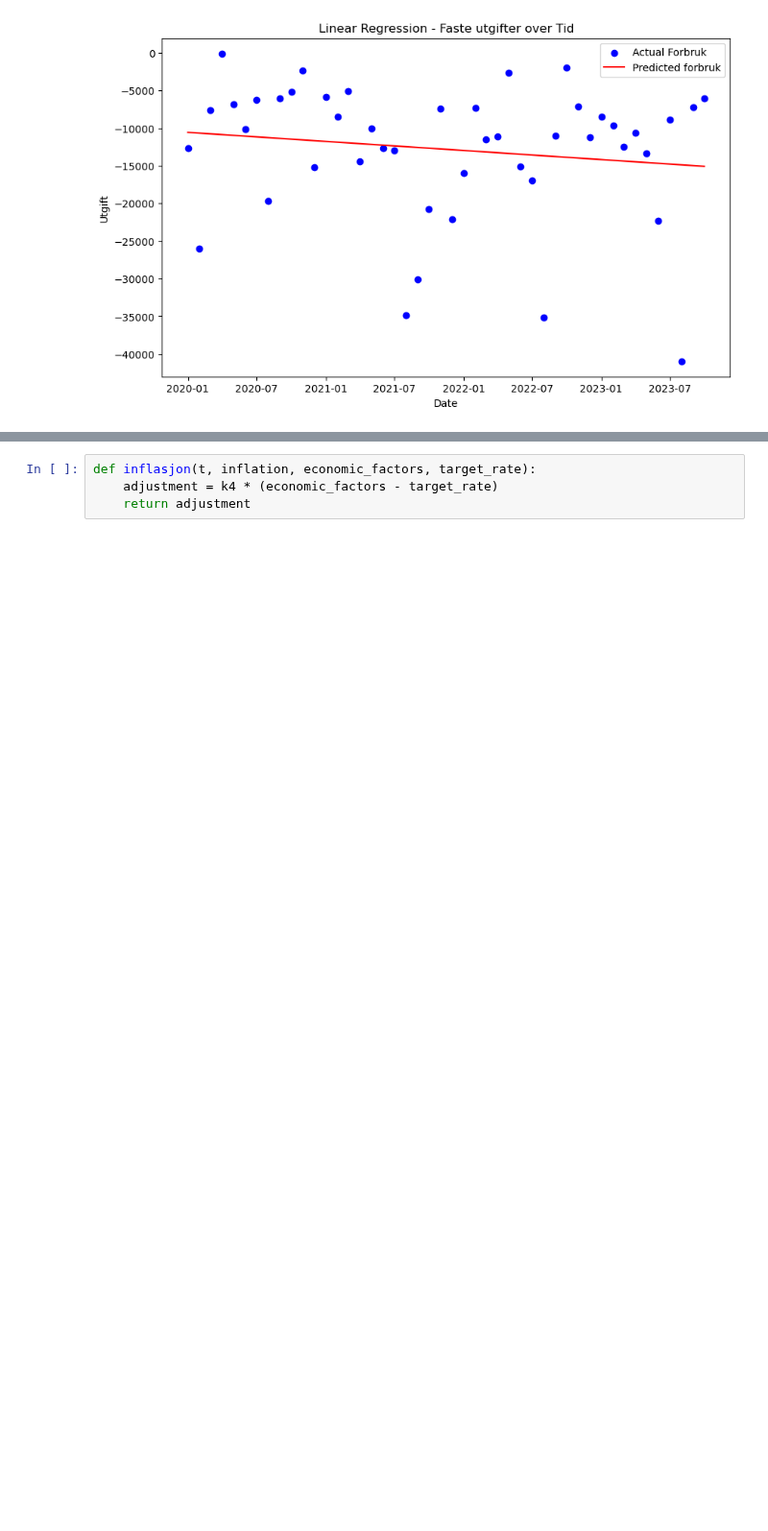
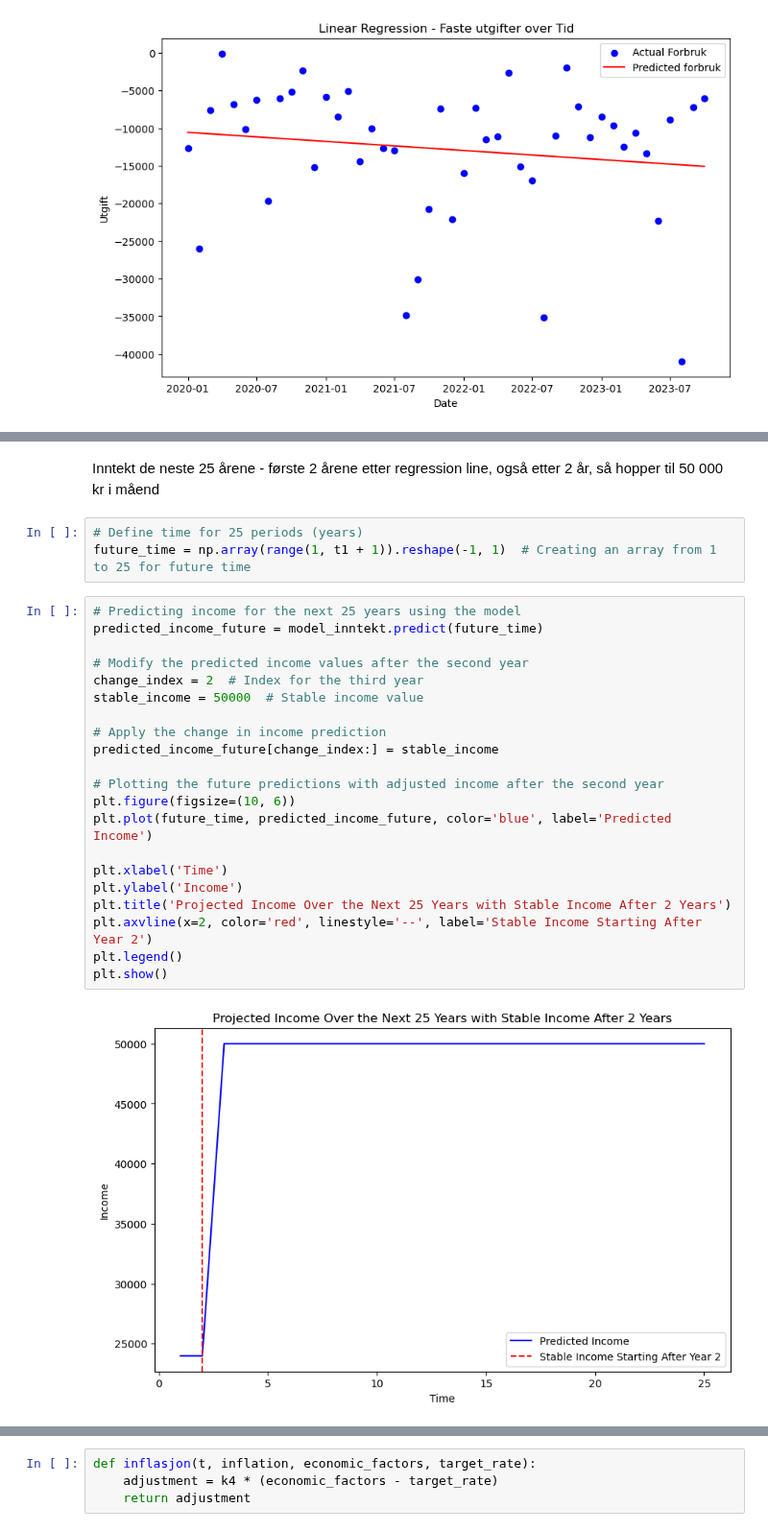
Before and after one commit to 591118/ProsjektADAH2023, a Jupyter notebook: prosjekt501.ipynb, the cells around one changed output, grey strips where cells are left out. Shown at 96% size. Saved outputs shown, nothing was run; the diff lists cells and outputs as text; blank space fills up the shorter version.

```diff
--- a/prosjekt501.ipynb
+++ b/prosjekt501.ipynb
@@ -246,0 +294,28 @@ plt.show()
+# %% [markdown]
+Inntekt de neste 25 årene - første 2 årene etter regression line, også etter 2 år, så hopper til 50 000 kr i måend
+# %%
+# Define time for 25 periods (years)
+future_time = np.array(range(1, t1 + 1)).reshape(-1, 1)  # Creating an array from 1 to 25 for future time
+# %%
+# Predicting income for the next 25 years using the model
+predicted_income_future = model_inntekt.predict(future_time)
+
+# Modify the predicted income values after the second year
+change_index = 2  # Index for the third year
+stable_income = 50000  # Stable income value
+
+# Apply the change in income prediction
+predicted_income_future[change_index:] = stable_income
+
+# Plotting the future predictions with adjusted income after the second year
+plt.figure(figsize=(10, 6))
+plt.plot(future_time, predicted_income_future, color='blue', label='Predicted Income')
+
+plt.xlabel('Time')
+plt.ylabel('Income')
+plt.title('Projected Income Over the Next 25 Years with Stable Income After 2 Years')
+plt.axvline(x=2, color='red', linestyle='--', label='Stable Income Starting After Year 2')
+plt.legend()
+plt.show()
+# %% [output]
+[figure, added]
```
Also changed, not shown: parts of 27 cells of this notebook.
